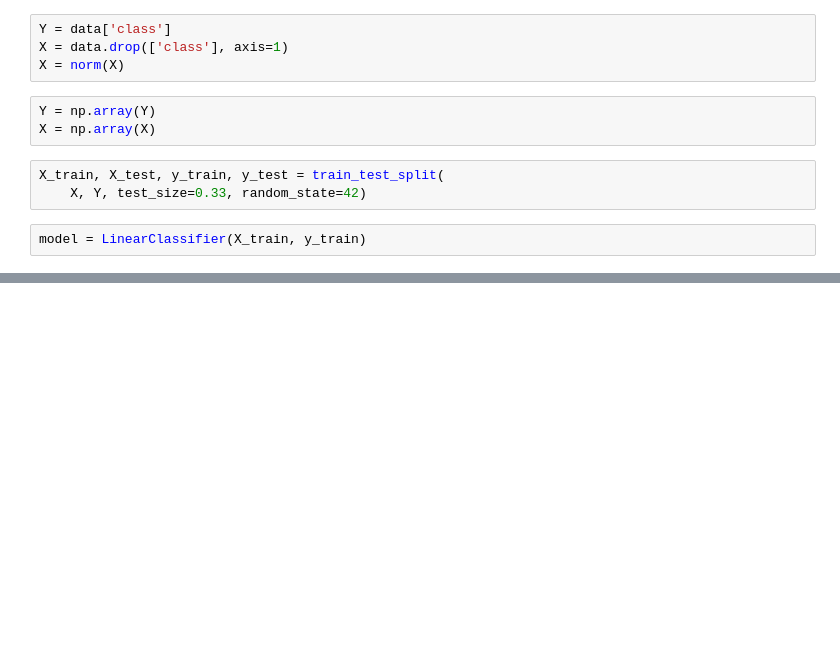
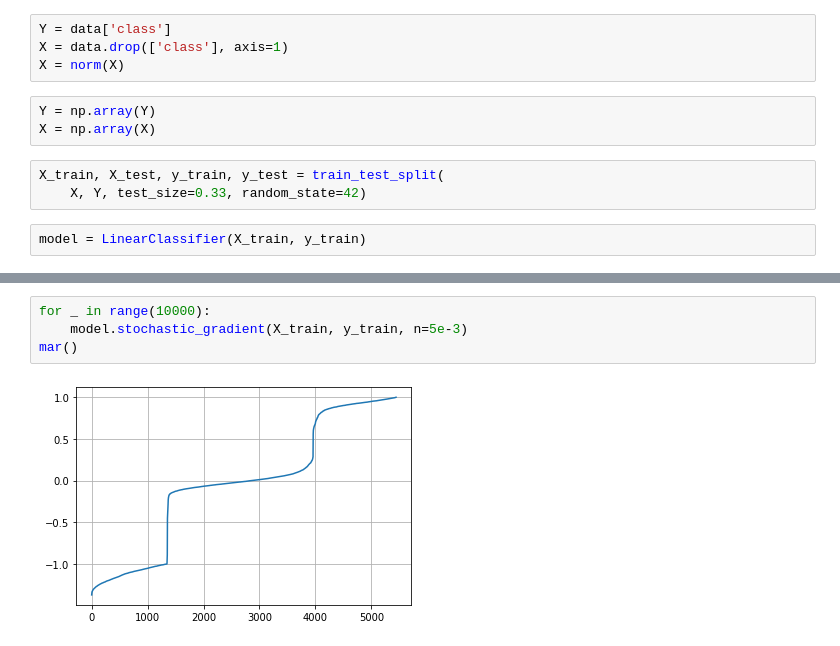
Before and after one commit to BabylenMagnus/EStraine, a Jupyter notebook: Test.ipynb, the cells around one changed output, grey strips where cells are left out. Saved outputs shown, nothing was run; the diff lists cells and outputs as text; blank space fills up the shorter version.

```diff
--- a/Test.ipynb
+++ b/Test.ipynb
@@ -128,0 +50,6 @@ ZeroDivisionError: integer division or modulo by zero
+# %%
+for _ in range(10000):
+    model.stochastic_gradient(X_train, y_train, n=5e-3)
+mar()
+# %% [output]
+[figure, added]
```
Also changed, not shown: parts of 24 cells of this notebook, 2 other files.
